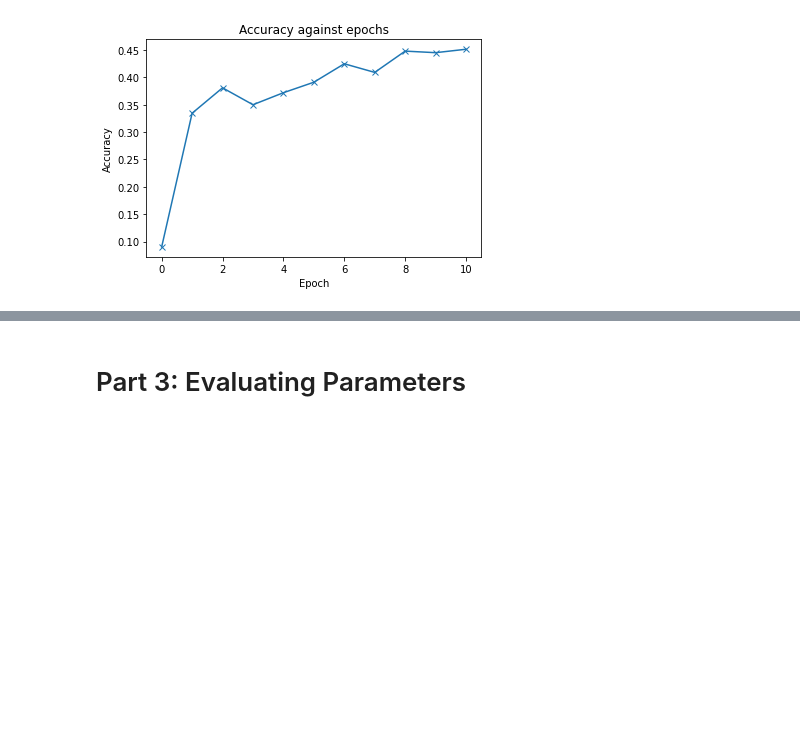
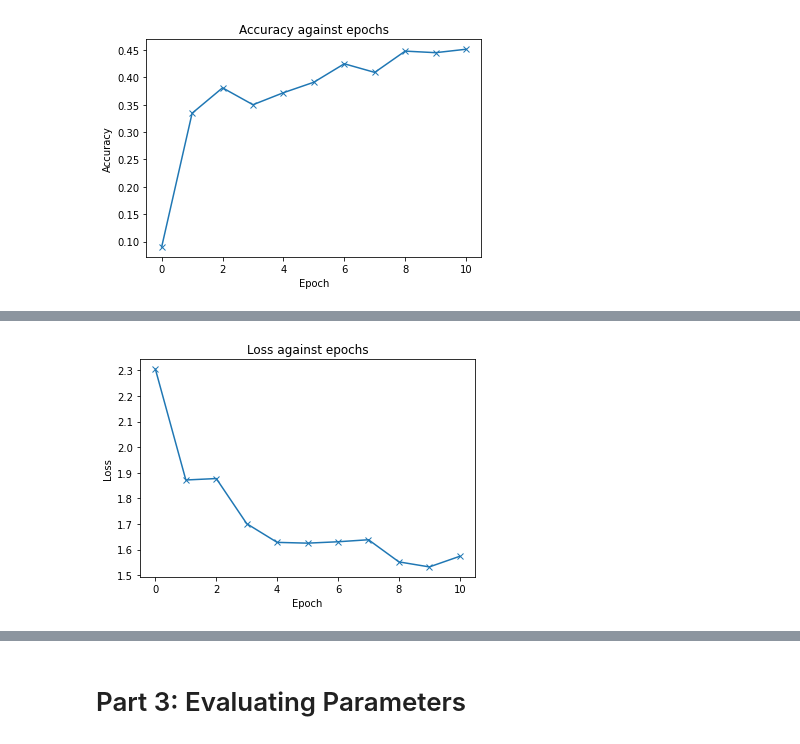
Before and after one commit to EamonnOCearnaigh/NeuralNetworks, a Jupyter notebook: Task 4.ipynb, the cells around one changed output, grey strips where cells are left out. Drawn from its saved outputs; the diff is of its cells as text; code cells hidden in the pictures; blank space fills up the shorter version.

```diff
--- a/Task 4.ipynb
+++ b/Task 4.ipynb
@@ -532,0 +607,17 @@ plot_accuracies(history)
+# %%
+# Running baseline with weight decay added to optimiser.
+
+weight_decay = 1e-4
+
+batch_size = 128 # Number of images loaded into network at once
+epochs = 10 # Training run time
+optimiser_function = torch.optim.SGD
+learning_rate = 0.1 #1e-1 # Rate of optimisation
+num_workers = 2 # subprocesses to use for data loading
+
+model = move_to_device(Model_1(), device)
+
+history = [validate_model(model, validation_loader)]
+print(history)
+
+history += fit_model_L2(epochs, learning_rate, model, training_loader, validation_loader, optimiser_function, weight_decay)
@@ -532,0 +636,4 @@ plot_accuracies(history)
+# %%
+plot_losses(history)
+# %% [output]
+[figure, added]
```
Also changed, not shown: parts of 10 cells of this notebook.
